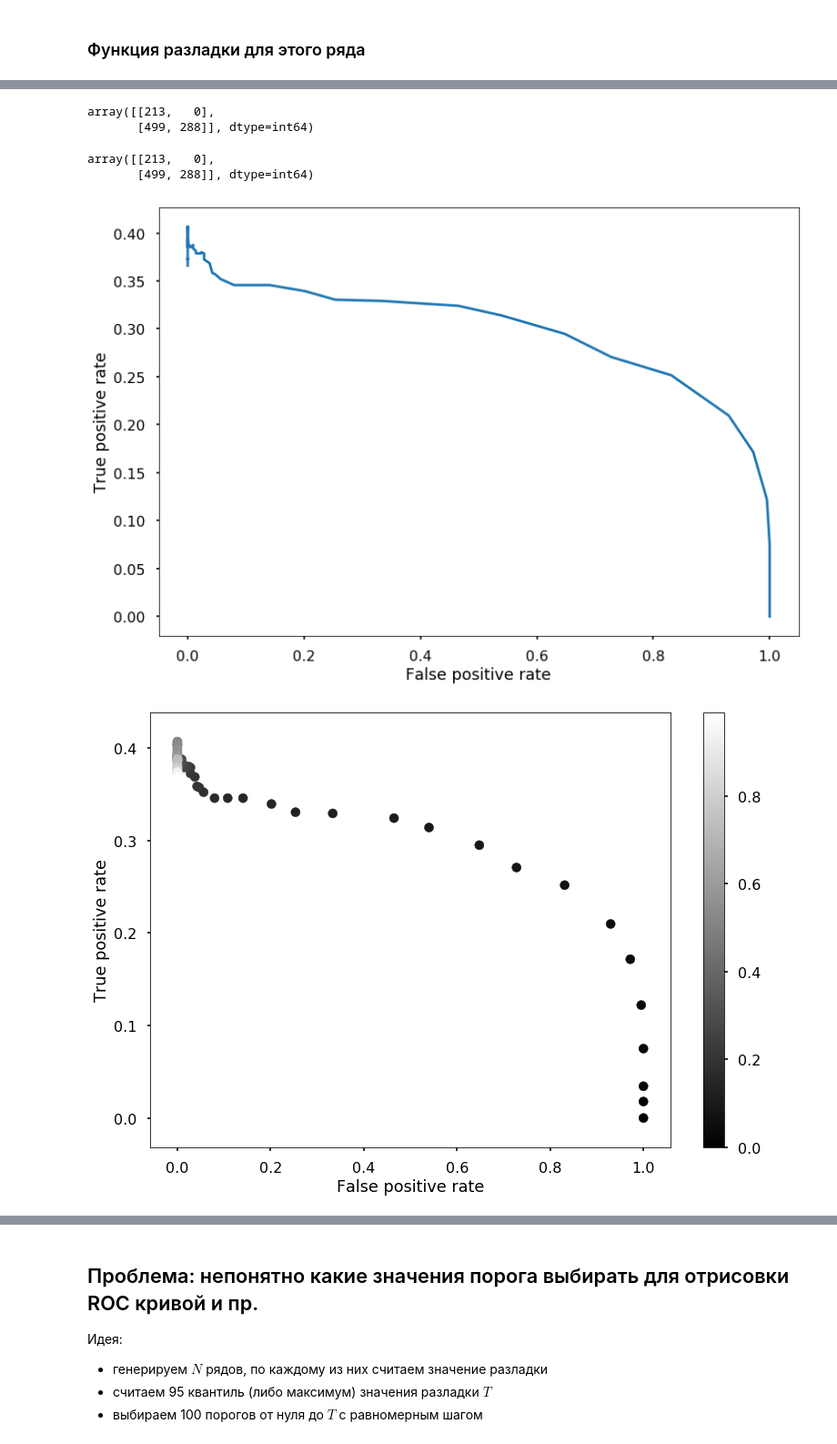
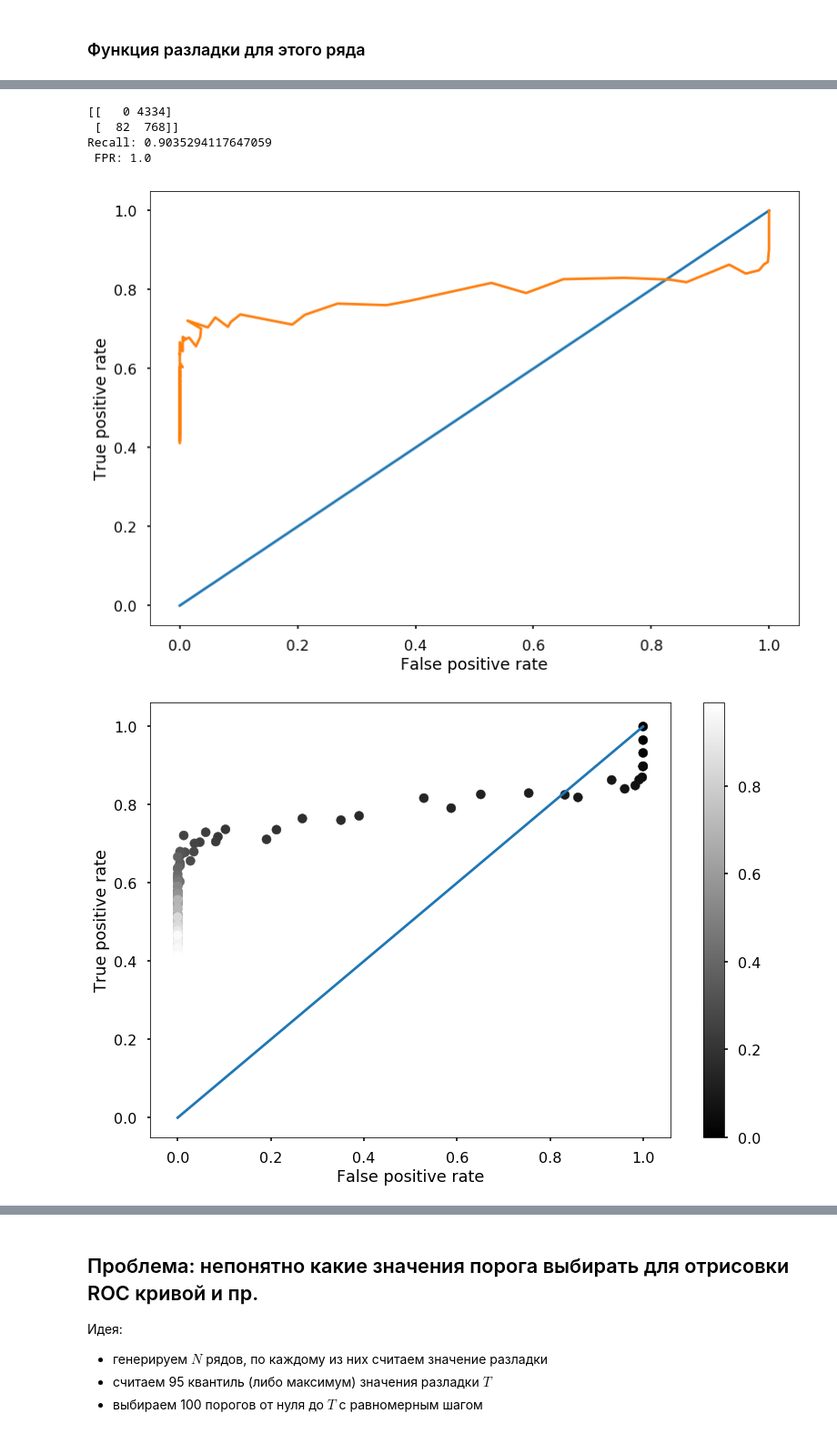
Before and after one commit to Klimmy/nir-ssa, a Jupyter notebook: 3rd semester/Data generating.ipynb, the cells around one changed output, grey strips where cells are left out. Shown at 91% size. Drawn from its saved outputs; the diff is of its cells as text; code cells hidden in the pictures.

```diff
--- a/3rd semester/Data generating.ipynb
+++ b/3rd semester/Data generating.ipynb
@@ -277,4 +399,8 @@ Wall time: 1.17 s
 # %%
+%%time
+actual, predicted= cp_detection_modeling(iterations = 1000, _threshold = 0.25)
+
+cp_result = cp_quality(actual, predicted, 48)
 print(cp_result[0])
 
 plt.hist(cp_result[1], bins = 20)
@@ -322,0 +450,17 @@ Wall time: 29 s
+# %%
+%%time
+threshold_list = [x/100 for x in range(100)]
+# threshold_list = [x/1000 for x in range(1000)]
+actual, predicted, thresholds = [], [], []
+
+for tr in threshold_list:
+    actual_temp, predicted_temp = cp_detection_modeling(iterations = 1000,
+                                              _window = 48,
+                                              _cp_prob = 0.8,
+                                              _is_multiplicative = False,
+                                              _threshold = tr)
+    actual.extend(actual_temp)
+    predicted.extend(predicted_temp)
+    thresholds.extend([tr]*len(actual_temp))
+
+df_cp = pd.DataFrame({'actual': actual, 'predicted': predicted, 'threshold': thresholds})
@@ -341,18 +482,18 @@ for tr in threshold_list:
     cp_result = cp_quality(df_cp.loc[df_cp['threshold'] == tr, 'actual'],
                            df_cp.loc[df_cp['threshold'] == tr, 'predicted']
                           )
+    if sum(cp_result[0][:,1]) == 0:
+        precision.append(1)
+    else:
+        precision.append(cp_result[0][1,1]/sum(cp_result[0][:,1]))
+
     if sum(cp_result[0][1,:]) == 0:
-        precision.append(0)
+        recall.append(1)
     else:
-        precision.append(cp_result[0][1,1]/sum(cp_result[0][1,:]))
-
-    if sum(cp_result[0][:,1]) == 0:
-        recall.append(0)
-    else:
-        recall.append(cp_result[0][1,1]/sum(cp_result[0][:,1]))
+        recall.append(cp_result[0][1,1]/sum(cp_result[0][1,:]))
 
     if sum(cp_result[0][0,:]) == 0:
-        specificity.append(0)
+        specificity.append(1)
     else:
         specificity.append(cp_result[0][0,0]/sum(cp_result[0][0,:]))
 
@@ -365,28 +506,33 @@ for tr in threshold_list:
 #     test.append(cp_result[0])
 
 unspecificity = [1-x for x in specificity]
-# %%
-cp_result[0]
-# %% [output]
-array([[213,   0],
-       [499, 288]], dtype=int64)
-# %%
-cp_result[0]
-# %% [output]
-array([[213,   0],
-       [499, 288]], dtype=int64)
+# %%
+temp = cp_quality(df_cp.loc[df_cp['threshold'] == 0.03, 'actual'],
+                     df_cp.loc[df_cp['threshold'] == 0.03, 'predicted']
+                          )[0]
+
+print(temp)
+print('Recall: {} \n FPR: {}'.format(temp[1,1]/sum(temp[1,:]),temp[0,1]/sum(temp[0,:]) ))
+# %% [output]
+[[   0 4334]
+ [  82  768]]
+Recall: 0.9035294117647059
+ FPR: 1.0
 # %%
-plt.plot(unspecificity, precision)
+plt.plot(np.linspace(0, 1, 100), np.linspace(0, 1, 100))
+plt.plot(unspecificity, recall)
 plt.ylabel('True positive rate')
 plt.xlabel('False positive rate')
+plt.savefig('./fig/approximation_mean_2_roc.png')
 plt.show()
 
-plt.scatter(unspecificity, precision, c=threshold_list, s=100, cmap='gray')
+plt.plot(np.linspace(0, 1, 100), np.linspace(0, 1, 100))
+plt.scatter(unspecificity, recall, c=threshold_list, s=100, cmap='gray')
 plt.colorbar()
 plt.ylabel('True positive rate')
 plt.xlabel('False positive rate')
 plt.show()
 # %% [output]
-[figure, old version]
+[figure, new version]
-[figure, old version]
+[figure, new version]
 # %%
```
Also changed, not shown: parts of 53 cells of this notebook.
